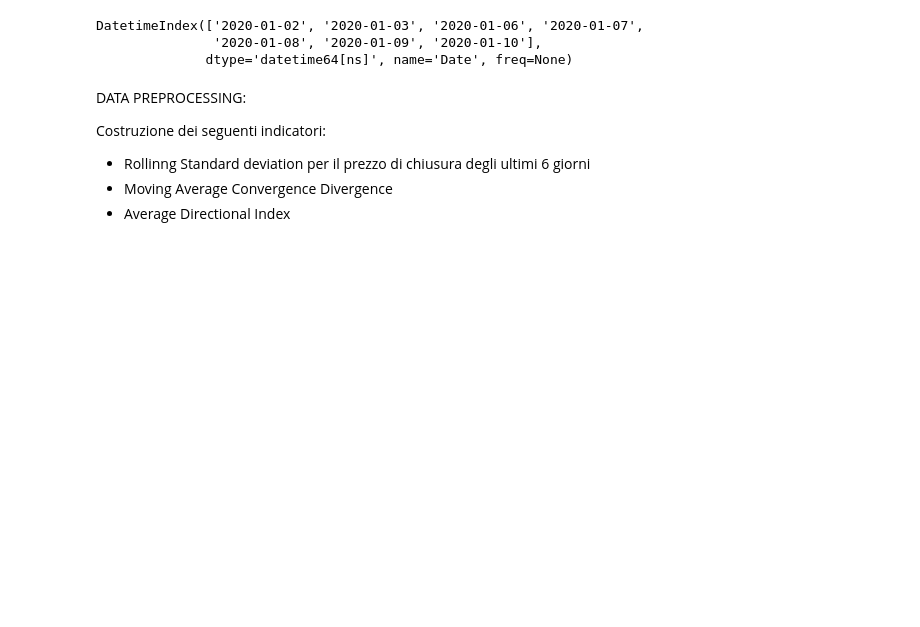
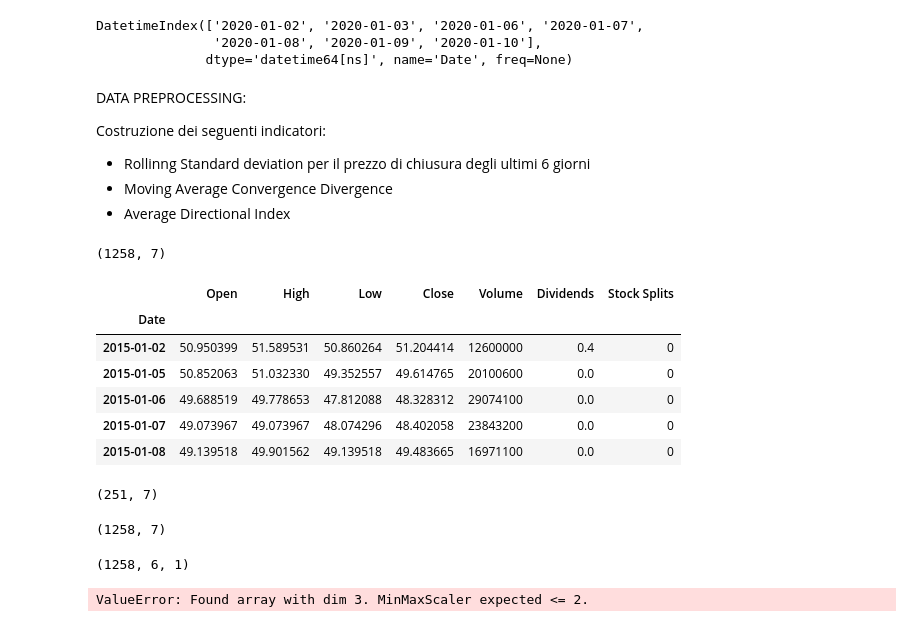
Before and after one commit to SalvatoreLatora/Stock-price-predictions-using-Neural-Networks, a Jupyter notebook: Code_exam.ipynb, the cells around one changed output. Saved outputs shown, nothing was run; the diff lists cells and outputs as text; code cells hidden in the pictures; blank space fills up the shorter version.

```diff
--- a/Code_exam.ipynb
+++ b/Code_exam.ipynb
@@ -300,3 +303,35 @@ Costruzione dei seguenti indicatori:
  - Rollinng Standard deviation per il prezzo di chiusura degli ultimi 6 giorni
  - Moving Average Convergence Divergence
  - Average Directional Index
+# %%
+JPM = yf.Ticker('JPM')
+JPM = JPM.history(start='2015-01-01',end='2020-12-31')
+filter_row = JPM.index.to_series().between('2015-01-01', '2019-12-31')
+test = JPM[filter_row == False]
+train = JPM[filter_row==True]
+#check for train set
+print(train.shape)
+train.head()
+# %% [output]
+(1258, 7)
+|  | Open | High | Low | Close | Volume | Dividends | Stock Splits |
+| Date |  |  |  |  |  |  |  |
+| 2015-01-02 | 50.950399 | 51.589531 | 50.860264 | 51.204414 | 12600000 | 0.4 | 0 |
+| 2015-01-05 | 50.852063 | 51.032330 | 49.352557 | 49.614765 | 20100600 | 0.0 | 0 |
+| 2015-01-06 | 49.688519 | 49.778653 | 47.812088 | 48.328312 | 29074100 | 0.0 | 0 |
+| 2015-01-07 | 49.073967 | 49.073967 | 48.074296 | 48.402058 | 23843200 | 0.0 | 0 |
+| 2015-01-08 | 49.139518 | 49.901562 | 49.139518 | 49.483665 | 16971100 | 0.0 | 0 |
+# %%
+# check for test set
+test.head() # eliminiamo il valore del 2014
+test = test.drop(test.index[0])
+print(test.shape)
+test.head()
+# %% [output]
+(251, 7)
+# %%
+y_train=train['Open']
+X_train= train.drop('Open', axis=1)
+train.shape
+# %% [output]
+(1258, 7)
@@ -302,0 +349,10 @@ Costruzione dei seguenti indicatori:
+# %%
+X_train = np.array(X_train)
+X_train = X_train.reshape(X_train.shape[0],6,1)
+print(X_train.shape)
+sc = MinMaxScaler(feature_range=(0,1))
+training_set_scaled = sc.fit_transform(X_train)
+training_set_scaled.head()
+# %% [output]
+(1258, 6, 1)
+ValueError: Found array with dim 3. MinMaxScaler expected <= 2.
```
Also changed, not shown: parts of 9 cells of this notebook.
